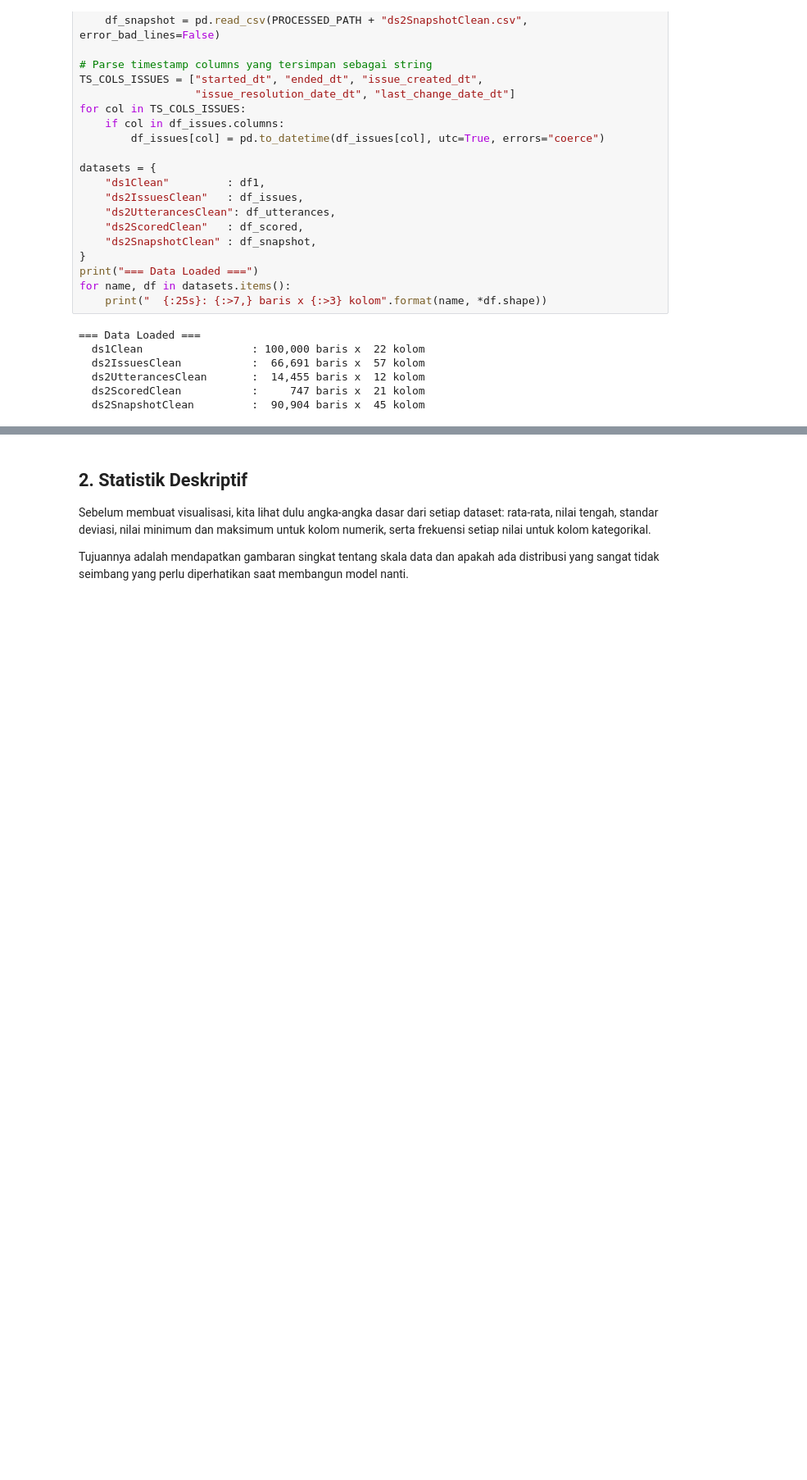
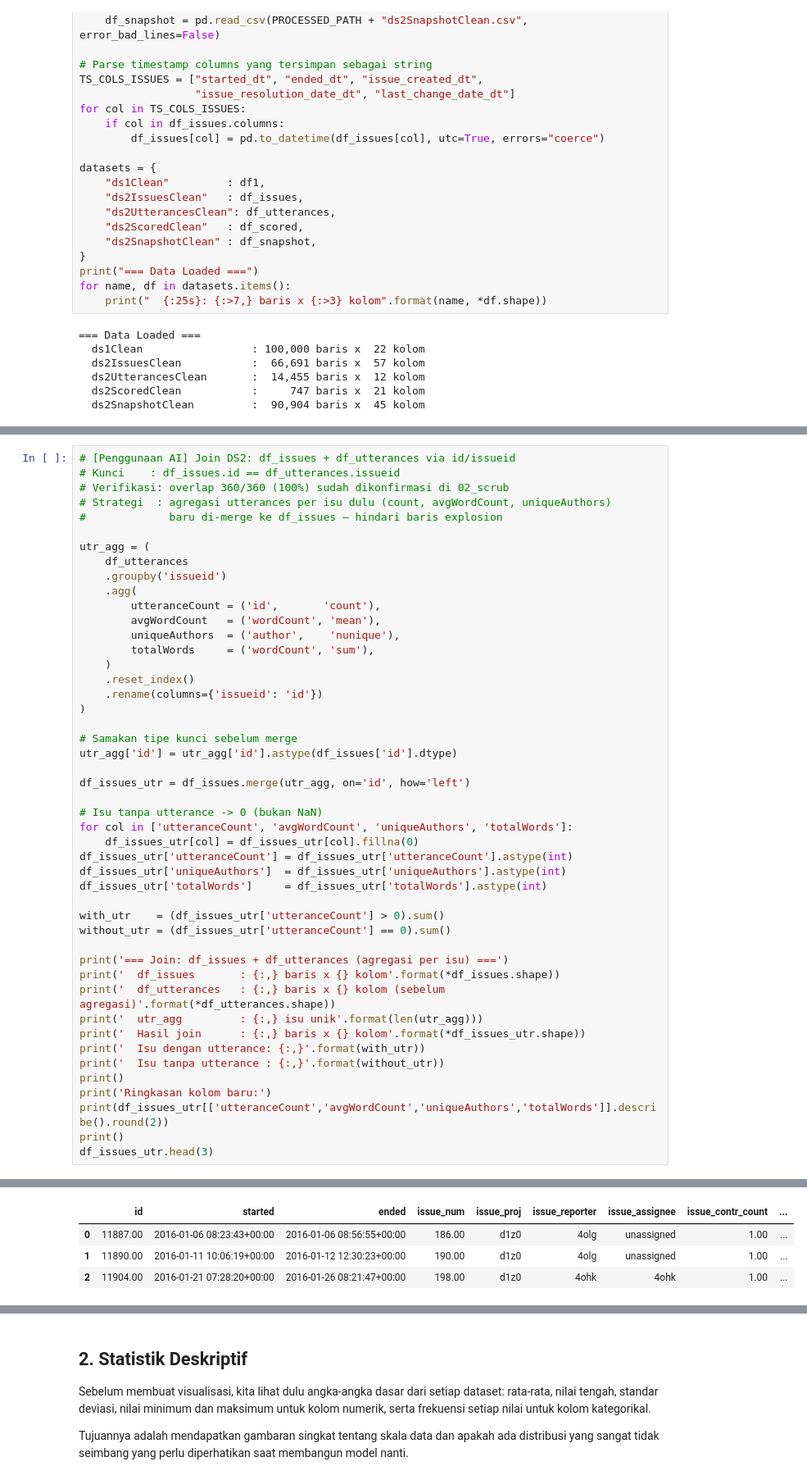
Before and after one commit to nicholaszef/tubes-datnal-k14-it-service-analytics, a Jupyter notebook: notebooks/03_explore.ipynb, the cells around one changed output, grey strips where cells are left out. Shown at 82% size. Drawn from its saved outputs; the diff is of its cells as text; blank space fills up the shorter version.

```diff
--- a/notebooks/03_explore.ipynb
+++ b/notebooks/03_explore.ipynb
@@ -88,0 +135,48 @@ for name, df in datasets.items():
+# %%
+# [Penggunaan AI] Join DS2: df_issues + df_utterances via id/issueid
+# Kunci    : df_issues.id == df_utterances.issueid
+# Verifikasi: overlap 360/360 (100%) sudah dikonfirmasi di 02_scrub
+# Strategi  : agregasi utterances per isu dulu (count, avgWordCount, uniqueAuthors)
+#             baru di-merge ke df_issues — hindari baris explosion
+
+utr_agg = (
+    df_utterances
+    .groupby('issueid')
+    .agg(
+        utteranceCount = ('id',       'count'),
+        avgWordCount   = ('wordCount', 'mean'),
+        uniqueAuthors  = ('author',    'nunique'),
+        totalWords     = ('wordCount', 'sum'),
+    )
+    .reset_index()
+    .rename(columns={'issueid': 'id'})
+)
+
+# Samakan tipe kunci sebelum merge
+utr_agg['id'] = utr_agg['id'].astype(df_issues['id'].dtype)
+
+df_issues_utr = df_issues.merge(utr_agg, on='id', how='left')
+
+# Isu tanpa utterance -> 0 (bukan NaN)
+for col in ['utteranceCount', 'avgWordCount', 'uniqueAuthors', 'totalWords']:
+    df_issues_utr[col] = df_issues_utr[col].fillna(0)
+df_issues_utr['utteranceCount'] = df_issues_utr['utteranceCount'].astype(int)
+df_issues_utr['uniqueAuthors']  = df_issues_utr['uniqueAuthors'].astype(int)
+df_issues_utr['totalWords']     = df_issues_utr['totalWords'].astype(int)
+
+with_utr    = (df_issues_utr['utteranceCount'] > 0).sum()
+without_utr = (df_issues_utr['utteranceCount'] == 0).sum()
+
+print('=== Join: df_issues + df_utterances (agregasi per isu) ===')
+print('  df_issues       : {:,} baris x {} kolom'.format(*df_issues.shape))
+print('  df_utterances   : {:,} baris x {} kolom (sebelum agregasi)'.format(*df_utterances.shape))
+print('  utr_agg         : {:,} isu unik'.format(len(utr_agg)))
+print('  Hasil join      : {:,} baris x {} kolom'.format(*df_issues_utr.shape))
+print('  Isu dengan utterance: {:,}'.format(with_utr))
+print('  Isu tanpa utterance : {:,}'.format(without_utr))
+print()
+print('Ringkasan kolom baru:')
+print(df_issues_utr[['utteranceCount','avgWordCount','uniqueAuthors','totalWords']].describe().round(2))
+print()
+df_issues_utr.head(3)
+# %% [output]
@@ -88,0 +201,4 @@ for name, df in datasets.items():
+|  | id | started | ended | issue_num | issue_proj | issue_reporter | issue_assignee | issue_contr_count | ... |
+| 0 | 11887.00 | 2016-01-06 08:23:43+00:00 | 2016-01-06 08:56:55+00:00 | 186.00 | d1z0 | 4olg | unassigned | 1.00 | ... |
+| 1 | 11890.00 | 2016-01-11 10:06:19+00:00 | 2016-01-12 12:30:23+00:00 | 190.00 | d1z0 | 4olg | unassigned | 1.00 | ... |
+| 2 | 11904.00 | 2016-01-21 07:28:20+00:00 | 2016-01-26 08:21:47+00:00 | 198.00 | d1z0 | 4ohk | 4ohk | 1.00 | ... |
```
Also changed, not shown: parts of 16 cells of this notebook, 11 other files.
